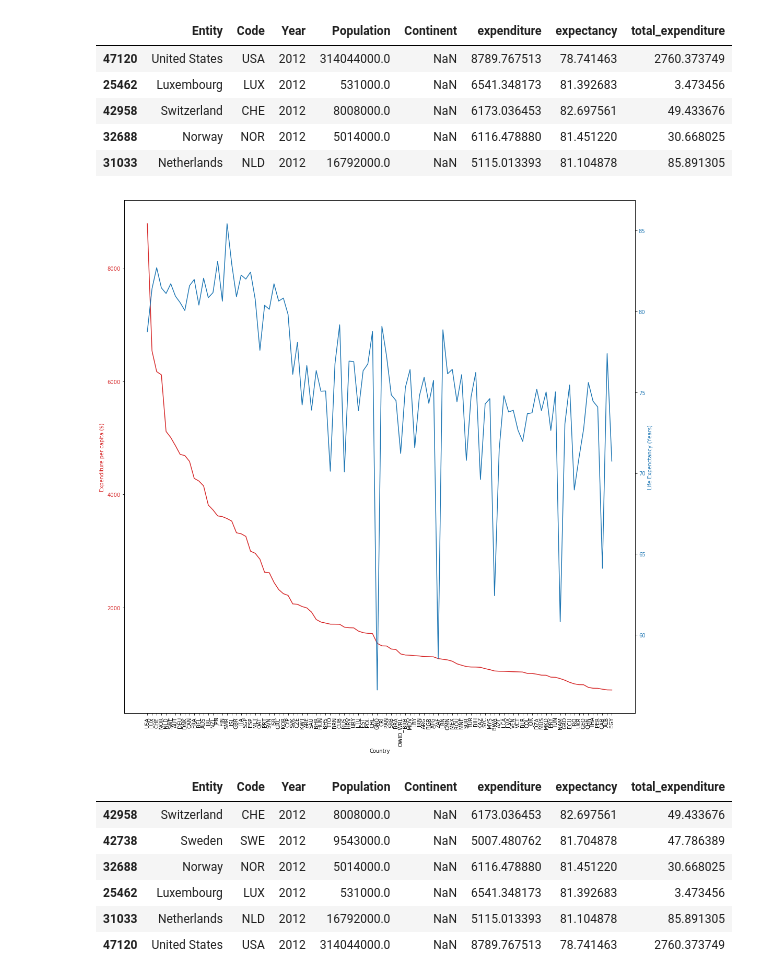
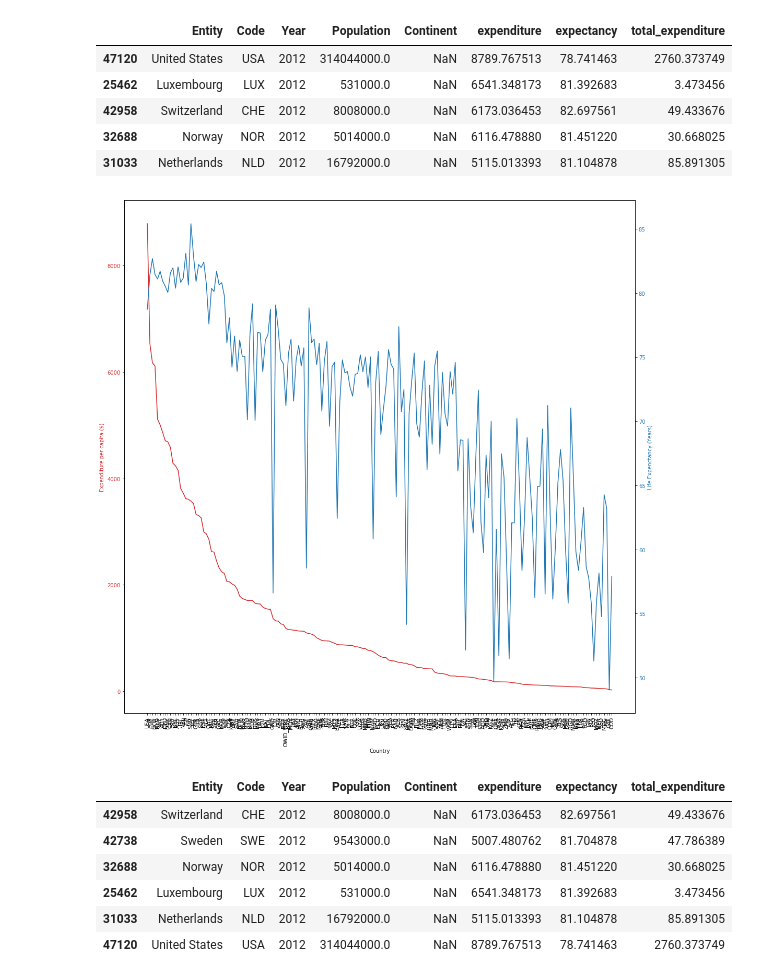
Before and after one commit to abhijeetknayak/Utilities, a Jupyter notebook: Data-Science/Country-Data/life-expectancy.ipynb, the cells around one changed output. Drawn from its saved outputs; the diff is of its cells as text; code cells hidden in the pictures.

Commit message:
Updated plots with all country data

```diff
--- a/Data-Science/Country-Data/life-expectancy.ipynb
+++ b/Data-Science/Country-Data/life-expectancy.ipynb
@@ -125,25 +125,25 @@ plot_data.head()
 # %%
 fig, ax1 = plt.subplots(figsize=(15, 15))
 color = 'tab:red'
 plt.xticks(rotation=90)
 ax1.set_xlabel('Country')
 ax1.set_ylabel('Expenditure per capita ($)', color=color)
-ax1.plot(plot_data['Code'][0:100], plot_data['expenditure'][0:100], color=color)
+ax1.plot(plot_data['Code'], plot_data['expenditure'], color=color)
 ax1.tick_params(axis='y', labelcolor=color)
 
 ax2 = ax1.twinx()  # instantiate a second axes that shares the same x-axis
 
 color = 'tab:blue'
 ax2.set_ylabel('Life Expenctancy (Years)', color=color)  # we already handled the x-label with ax1
-ax2.plot(plot_data['Code'][0:100], plot_data['expectancy'][0:100], color=color)
+ax2.plot(plot_data['Code'], plot_data['expectancy'], color=color)
 ax2.tick_params(axis='y', labelcolor=color)
 
 fig.tight_layout()  # otherwise the right y-label is slightly clipped
 plt.show()
 
 fig.savefig('expenditure-per-capita-vs-Life-Expectancy.png')
 # %% [output]
-[figure, old version]
+[figure, new version]
 # %%
 plot_data[plot_data['expenditure'] > 5000]
 # %% [output]
```
Also changed, not shown: 1 other file.
